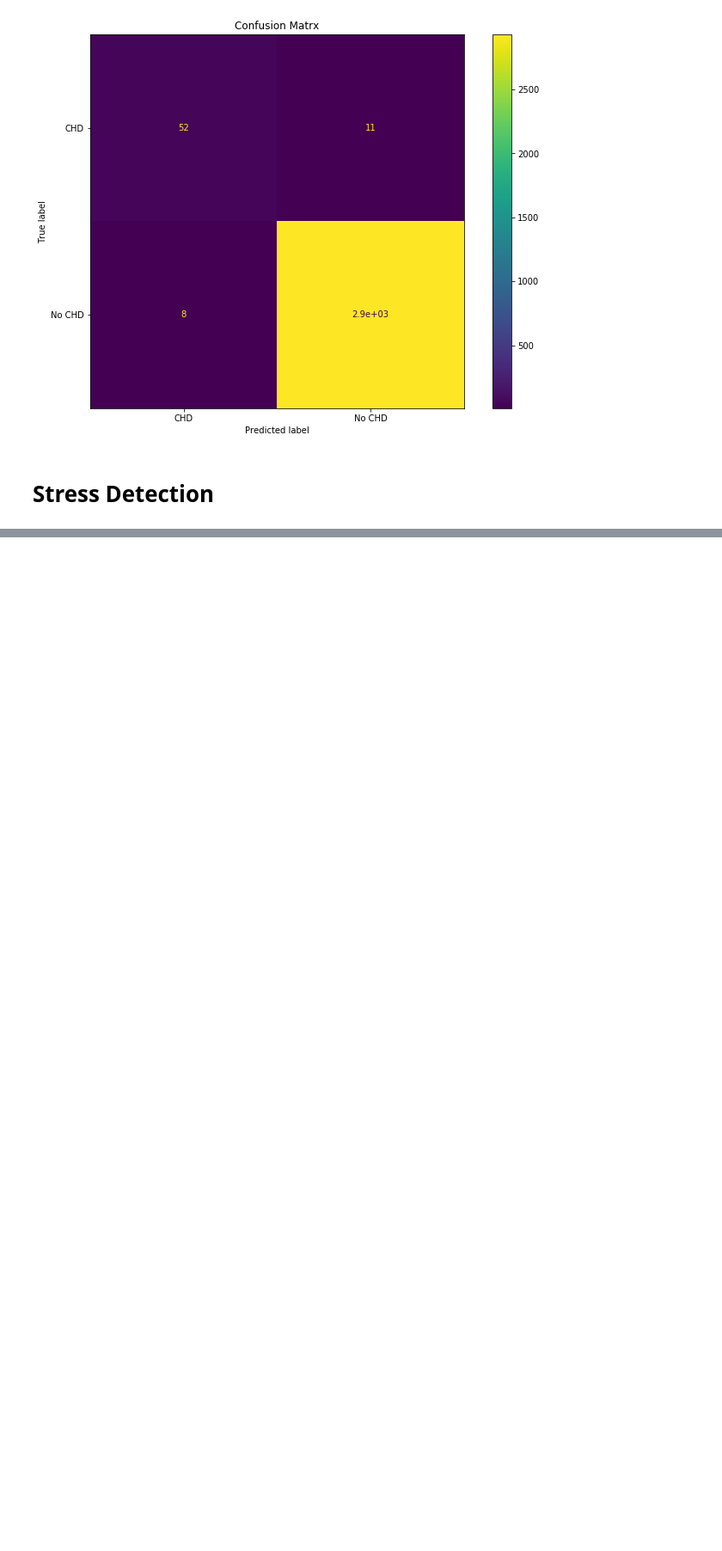
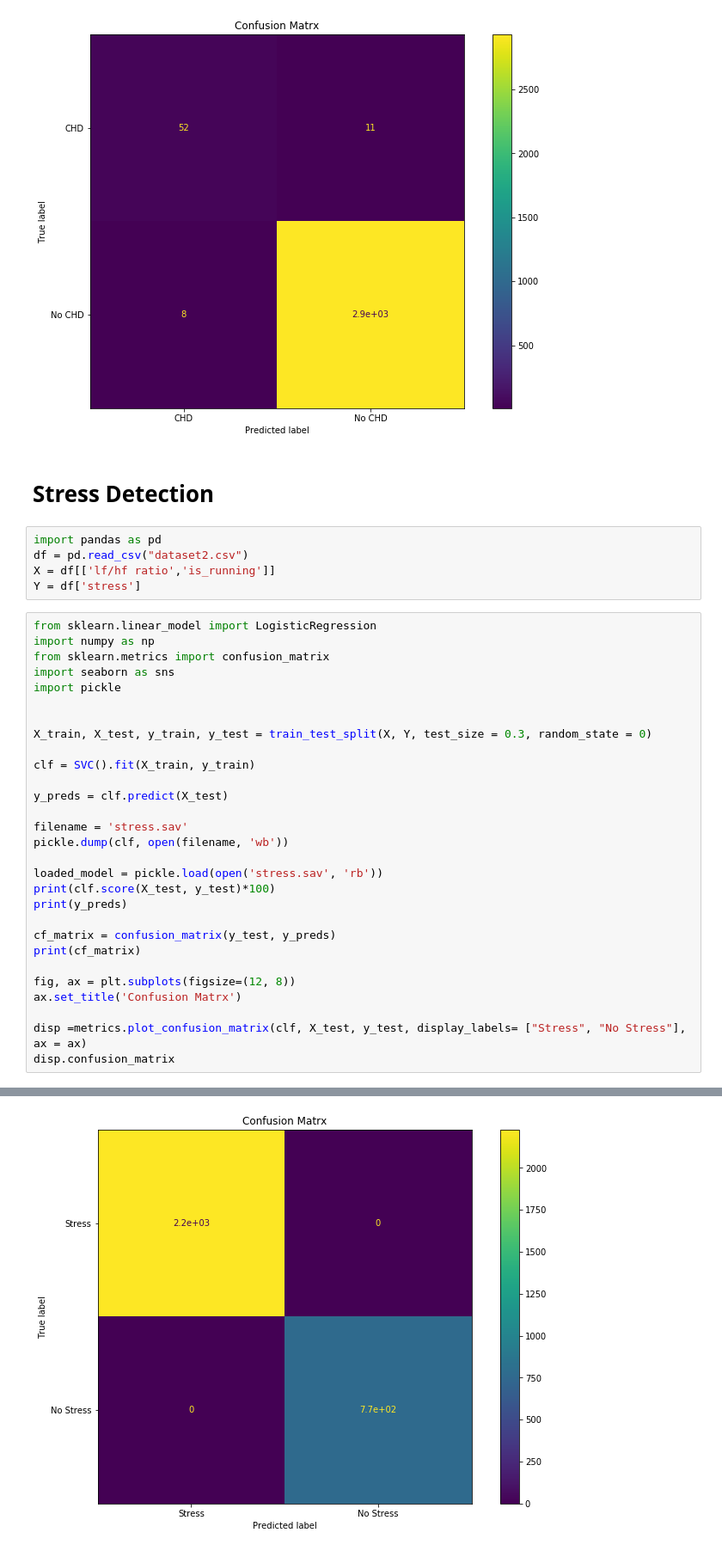
Before and after one commit to abhilashsaj/Wearable-Based-Health-Monitoring-System, a Jupyter notebook: Prediction Models.ipynb, the cells around one changed output, grey strips where cells are left out. Shown at 86% size. Saved outputs shown, nothing was run; the diff lists cells and outputs as text; blank space fills up the shorter version.

```diff
--- a/Prediction Models.ipynb
+++ b/Prediction Models.ipynb
@@ -689,3 +691,38 @@ array([[  52,   11],
 [figure]
 # %% [markdown]
 # Stress Detection
+# %%
+import pandas as pd
+df = pd.read_csv("dataset2.csv")
+X = df[['lf/hf ratio','is_running']]
+Y = df['stress']
+# %%
+from sklearn.linear_model import LogisticRegression
+import numpy as np
+from sklearn.metrics import confusion_matrix
+import seaborn as sns
+import pickle
+
+
+X_train, X_test, y_train, y_test = train_test_split(X, Y, test_size = 0.3, random_state = 0)
+
+clf = SVC().fit(X_train, y_train)
+
+y_preds = clf.predict(X_test)
+
+filename = 'stress.sav'
+pickle.dump(clf, open(filename, 'wb'))
+
+loaded_model = pickle.load(open('stress.sav', 'rb'))
+print(clf.score(X_test, y_test)*100)
+print(y_preds)
+
+cf_matrix = confusion_matrix(y_test, y_preds)
+print(cf_matrix)
+
+fig, ax = plt.subplots(figsize=(12, 8))
+ax.set_title('Confusion Matrx')
+
+disp =metrics.plot_confusion_matrix(clf, X_test, y_test, display_labels= ["Stress", "No Stress"], ax = ax)
+disp.confusion_matrix
+# %% [output]
@@ -691,0 +735 @@ array([[  52,   11],
+[figure, added]
```
Also changed, not shown: parts of 3 cells of this notebook, 3 other files.
